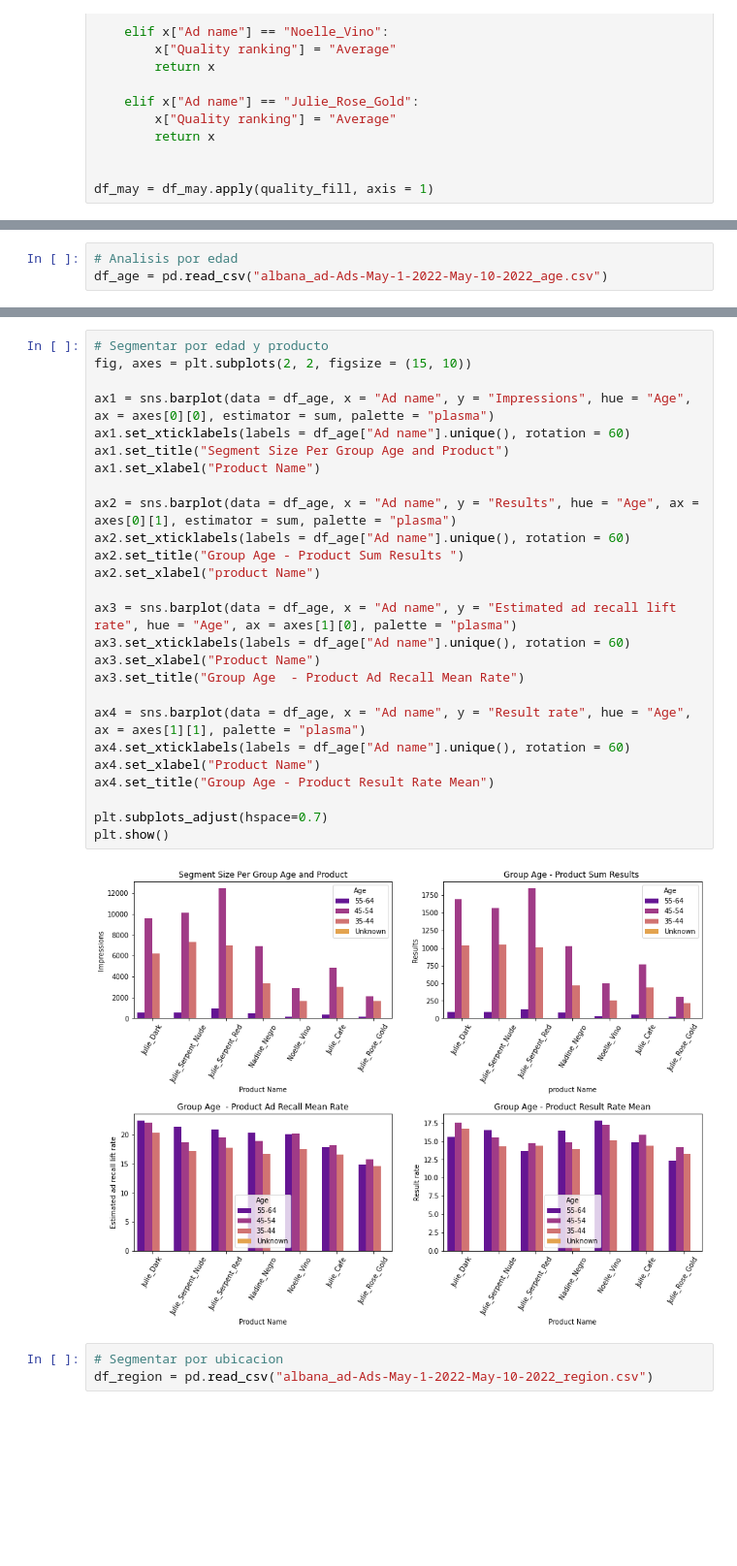
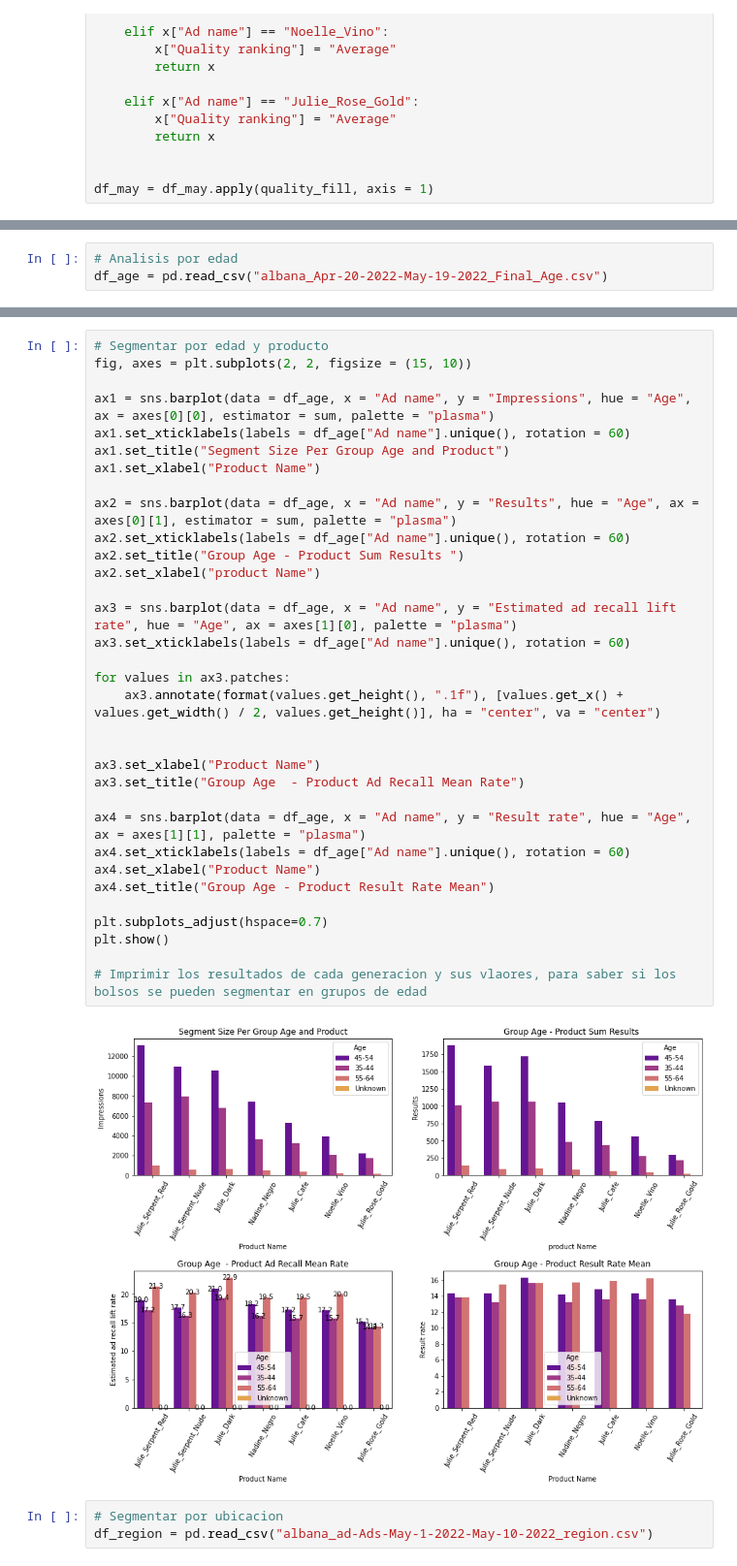
Before and after one commit to juanm05/Abril_Facebook, a Jupyter notebook: main.ipynb, the cells around one changed output, grey strips where cells are left out. Shown at 97% size. Cells and saved outputs as stored; diff of their text form; blank space fills up the shorter version.

```diff
--- a/main.ipynb
+++ b/main.ipynb
@@ -376,3 +404,3 @@ plt.show()
 # %%
 # Analisis por edad
-df_age = pd.read_csv("albana_ad-Ads-May-1-2022-May-10-2022_age.csv")
+df_age = pd.read_csv("albana_Apr-20-2022-May-19-2022_Final_Age.csv")
@@ -414,31 +454,38 @@ plt.show()
 # %%
 # Segmentar por edad y producto
 fig, axes = plt.subplots(2, 2, figsize = (15, 10))
 
 ax1 = sns.barplot(data = df_age, x = "Ad name", y = "Impressions", hue = "Age", ax = axes[0][0], estimator = sum, palette = "plasma")
 ax1.set_xticklabels(labels = df_age["Ad name"].unique(), rotation = 60)
 ax1.set_title("Segment Size Per Group Age and Product")
 ax1.set_xlabel("Product Name")
 
 ax2 = sns.barplot(data = df_age, x = "Ad name", y = "Results", hue = "Age", ax = axes[0][1], estimator = sum, palette = "plasma")
 ax2.set_xticklabels(labels = df_age["Ad name"].unique(), rotation = 60)
 ax2.set_title("Group Age - Product Sum Results ")
 ax2.set_xlabel("product Name")
 
 ax3 = sns.barplot(data = df_age, x = "Ad name", y = "Estimated ad recall lift rate", hue = "Age", ax = axes[1][0], palette = "plasma")
 ax3.set_xticklabels(labels = df_age["Ad name"].unique(), rotation = 60)
+
+for values in ax3.patches:
+    ax3.annotate(format(values.get_height(), ".1f"), [values.get_x() + values.get_width() / 2, values.get_height()], ha = "center", va = "center")
+
+
 ax3.set_xlabel("Product Name")
 ax3.set_title("Group Age  - Product Ad Recall Mean Rate")
 
 ax4 = sns.barplot(data = df_age, x = "Ad name", y = "Result rate", hue = "Age", ax = axes[1][1], palette = "plasma")
 ax4.set_xticklabels(labels = df_age["Ad name"].unique(), rotation = 60)
 ax4.set_xlabel("Product Name")
 ax4.set_title("Group Age - Product Result Rate Mean")
 
 plt.subplots_adjust(hspace=0.7)
 plt.show()
+
+# Imprimir los resultados de cada generacion y sus vlaores, para saber si los bolsos se pueden segmentar en grupos de edad
 # %% [output]
-[figure, old version]
+[figure, new version]
 # %%
 # Segmentar por ubicacion
 df_region = pd.read_csv("albana_ad-Ads-May-1-2022-May-10-2022_region.csv")
```
Also changed, not shown: parts of 12 cells of this notebook.
